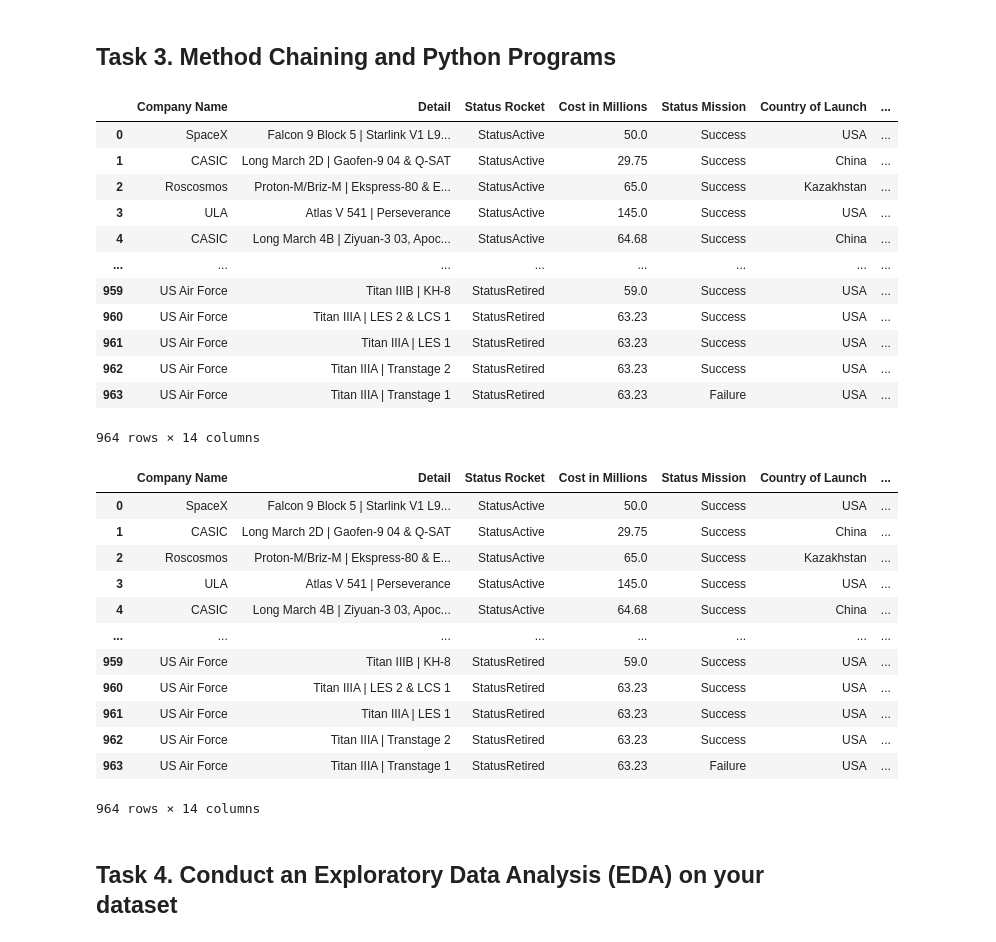
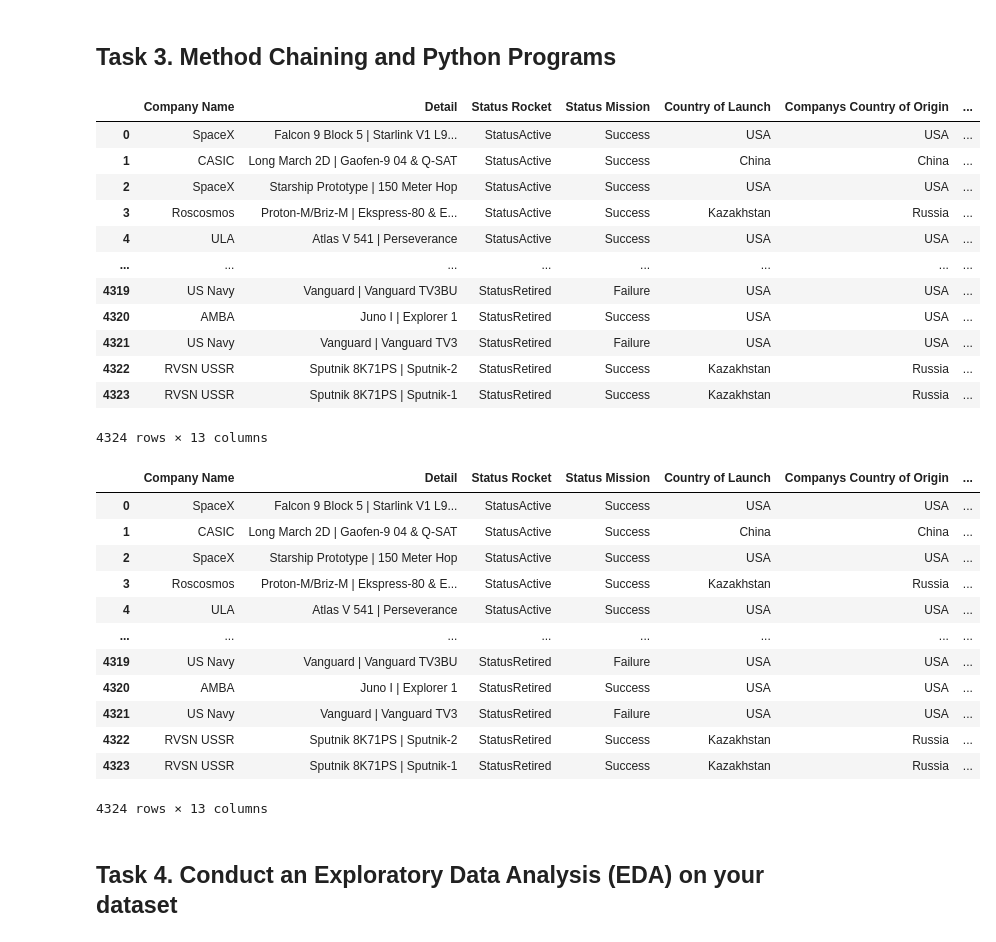
Before and after one commit to data301-2020-winter1/course-project-group_6017, a Jupyter notebook: analysis/Jack/milestone2_Jack.ipynb, the cells around one changed output. Drawn from its saved outputs; the diff is of its cells as text; code cells hidden in the pictures.

```diff
--- a/analysis/Jack/milestone2_Jack.ipynb
+++ b/analysis/Jack/milestone2_Jack.ipynb
@@ -10,48 +10,46 @@ Id:66281346*
 # %%
 import numpy as np
 import pandas as pd
 import matplotlib.pylab as plt
 import seaborn as sns
 
-df = (pd.read_csv("Global Space Launches.csv").dropna()
-          .reset_index(drop=True)
-          .rename(columns={" Rocket": "Cost in Millions"})
+df = (pd.read_csv("Global Space Launches.csv")
           .assign(Launch_origin=lambda x: np.where(x['Country of Launch']==x['Companys Country of Origin'], "yes", "no"))
           .rename(columns={"Launch_origin": "Launch in Country of Company"})
-          .drop(['DateTime','Location'], axis=1)
+          .drop(['DateTime','Location',' Rocket'], axis=1)
     )
 df
 # %% [output]
-|  | Company Name | Detail | Status Rocket | Cost in Millions | Status Mission | Country of Launch | ... |
-| 0 | SpaceX | Falcon 9 Block 5 | Starlink V1 L9... | StatusActive | 50.0 | Success | USA | ... |
-| 1 | CASIC | Long March 2D | Gaofen-9 04 & Q-SAT | StatusActive | 29.75 | Success | China | ... |
-| 2 | Roscosmos | Proton-M/Briz-M | Ekspress-80 & E... | StatusActive | 65.0 | Success | Kazakhstan | ... |
-| 3 | ULA | Atlas V 541 | Perseverance | StatusActive | 145.0 | Success | USA | ... |
-| 4 | CASIC | Long March 4B | Ziyuan-3 03, Apoc... | StatusActive | 64.68 | Success | China | ... |
+|  | Company Name | Detail | Status Rocket | Status Mission | Country of Launch | Companys Country of Origin | ... |
+| 0 | SpaceX | Falcon 9 Block 5 | Starlink V1 L9... | StatusActive | Success | USA | USA | ... |
+| 1 | CASIC | Long March 2D | Gaofen-9 04 & Q-SAT | StatusActive | Success | China | China | ... |
+| 2 | SpaceX | Starship Prototype | 150 Meter Hop | StatusActive | Success | USA | USA | ... |
+| 3 | Roscosmos | Proton-M/Briz-M | Ekspress-80 & E... | StatusActive | Success | Kazakhstan | Russia | ... |
+| 4 | ULA | Atlas V 541 | Perseverance | StatusActive | Success | USA | USA | ... |
 | ... | ... | ... | ... | ... | ... | ... | ... |
-| 959 | US Air Force | Titan IIIB | KH-8 | StatusRetired | 59.0 | Success | USA | ... |
-| 960 | US Air Force | Titan IIIA | LES 2 & LCS 1 | StatusRetired | 63.23 | Success | USA | ... |
-| 961 | US Air Force | Titan IIIA | LES 1 | StatusRetired | 63.23 | Success | USA | ... |
-| 962 | US Air Force | Titan IIIA | Transtage 2 | StatusRetired | 63.23 | Success | USA | ... |
-| 963 | US Air Force | Titan IIIA | Transtage 1 | StatusRetired | 63.23 | Failure | USA | ... |
+| 4319 | US Navy | Vanguard | Vanguard TV3BU | StatusRetired | Failure | USA | USA | ... |
+| 4320 | AMBA | Juno I | Explorer 1 | StatusRetired | Success | USA | USA | ... |
+| 4321 | US Navy | Vanguard | Vanguard TV3 | StatusRetired | Failure | USA | USA | ... |
+| 4322 | RVSN USSR | Sputnik 8K71PS | Sputnik-2 | StatusRetired | Success | Kazakhstan | Russia | ... |
+| 4323 | RVSN USSR | Sputnik 8K71PS | Sputnik-1 | StatusRetired | Success | Kazakhstan | Russia | ... |
-964 rows × 14 columns
+4324 rows × 13 columns
 # %%
-from scripts import project_functions
-df = project_functions.load_and_process("Global Space Launches.csv")
+from scripts import project_function
+df = project_function.load_and_process("Global Space Launches.csv")
 df
 # %% [output]
-|  | Company Name | Detail | Status Rocket | Cost in Millions | Status Mission | Country of Launch | ... |
-| 0 | SpaceX | Falcon 9 Block 5 | Starlink V1 L9... | StatusActive | 50.0 | Success | USA | ... |
-| 1 | CASIC | Long March 2D | Gaofen-9 04 & Q-SAT | StatusActive | 29.75 | Success | China | ... |
-| 2 | Roscosmos | Proton-M/Briz-M | Ekspress-80 & E... | StatusActive | 65.0 | Success | Kazakhstan | ... |
-| 3 | ULA | Atlas V 541 | Perseverance | StatusActive | 145.0 | Success | USA | ... |
-| 4 | CASIC | Long March 4B | Ziyuan-3 03, Apoc... | StatusActive | 64.68 | Success | China | ... |
+|  | Company Name | Detail | Status Rocket | Status Mission | Country of Launch | Companys Country of Origin | ... |
+| 0 | SpaceX | Falcon 9 Block 5 | Starlink V1 L9... | StatusActive | Success | USA | USA | ... |
+| 1 | CASIC | Long March 2D | Gaofen-9 04 & Q-SAT | StatusActive | Success | China | China | ... |
+| 2 | SpaceX | Starship Prototype | 150 Meter Hop | StatusActive | Success | USA | USA | ... |
+| 3 | Roscosmos | Proton-M/Briz-M | Ekspress-80 & E... | StatusActive | Success | Kazakhstan | Russia | ... |
+| 4 | ULA | Atlas V 541 | Perseverance | StatusActive | Success | USA | USA | ... |
 | ... | ... | ... | ... | ... | ... | ... | ... |
-| 959 | US Air Force | Titan IIIB | KH-8 | StatusRetired | 59.0 | Success | USA | ... |
-| 960 | US Air Force | Titan IIIA | LES 2 & LCS 1 | StatusRetired | 63.23 | Success | USA | ... |
-| 961 | US Air Force | Titan IIIA | LES 1 | StatusRetired | 63.23 | Success | USA | ... |
-| 962 | US Air Force | Titan IIIA | Transtage 2 | StatusRetired | 63.23 | Success | USA | ... |
-| 963 | US Air Force | Titan IIIA | Transtage 1 | StatusRetired | 63.23 | Failure | USA | ... |
+| 4319 | US Navy | Vanguard | Vanguard TV3BU | StatusRetired | Failure | USA | USA | ... |
+| 4320 | AMBA | Juno I | Explorer 1 | StatusRetired | Success | USA | USA | ... |
+| 4321 | US Navy | Vanguard | Vanguard TV3 | StatusRetired | Failure | USA | USA | ... |
+| 4322 | RVSN USSR | Sputnik 8K71PS | Sputnik-2 | StatusRetired | Success | Kazakhstan | Russia | ... |
+| 4323 | RVSN USSR | Sputnik 8K71PS | Sputnik-1 | StatusRetired | Success | Kazakhstan | Russia | ... |
-964 rows × 14 columns
+4324 rows × 13 columns
 # %% [markdown]
 ## Task 4. Conduct an Exploratory Data Analysis (EDA) on your dataset
```
Also changed, not shown: parts of 15 cells of this notebook, 1 other file.
